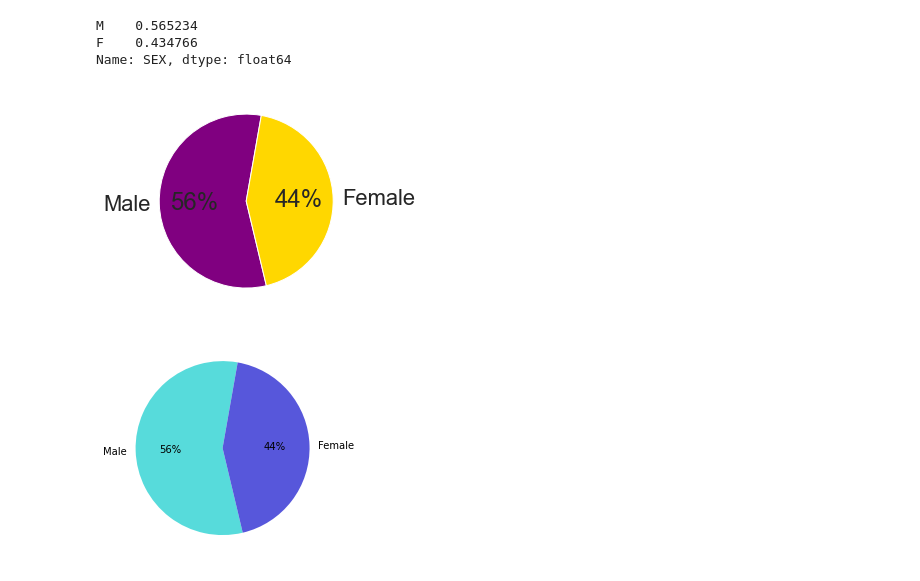
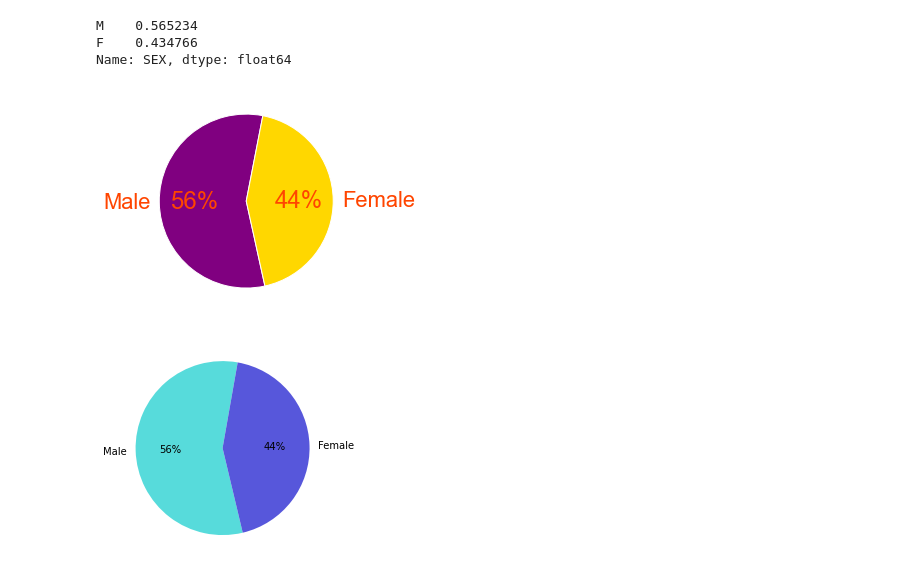
Before and after one commit to JasmineHuang25/Phase3_project, a Jupyter notebook: EDA_data_prep.ipynb, the cells around one changed output. Drawn from its saved outputs; the diff is of its cells as text; code cells hidden in the pictures.

```diff
--- a/EDA_data_prep.ipynb
+++ b/EDA_data_prep.ipynb
@@ -219,14 +219,17 @@ M    0.565234
 F    0.434766
 Name: SEX, dtype: float64
 # %%
+sns.set(font_scale=2)
+
 data = [56.5, 43.5]
 keys = ['Male', 'Female']
-plt.pie(data, labels=keys, autopct='%.0f%%', startangle=80, colors=['purple', 'gold'])
+plt.pie(data, labels=keys, autopct='%.0f%%', startangle=79, colors=['purple', 'gold'],
+        textprops={'color':"orangered"})
 
-plt.savefig('Sex')
+plt.savefig('Sex', dpi=100)
 plt.show()
 # %% [output]
-[figure, old version]
+[figure, new version]
 # %%
 data = [56.5, 43.5]
 keys = ['Male', 'Female']
```
Also changed, not shown: parts of 1 cell of this notebook, 1 other file.
